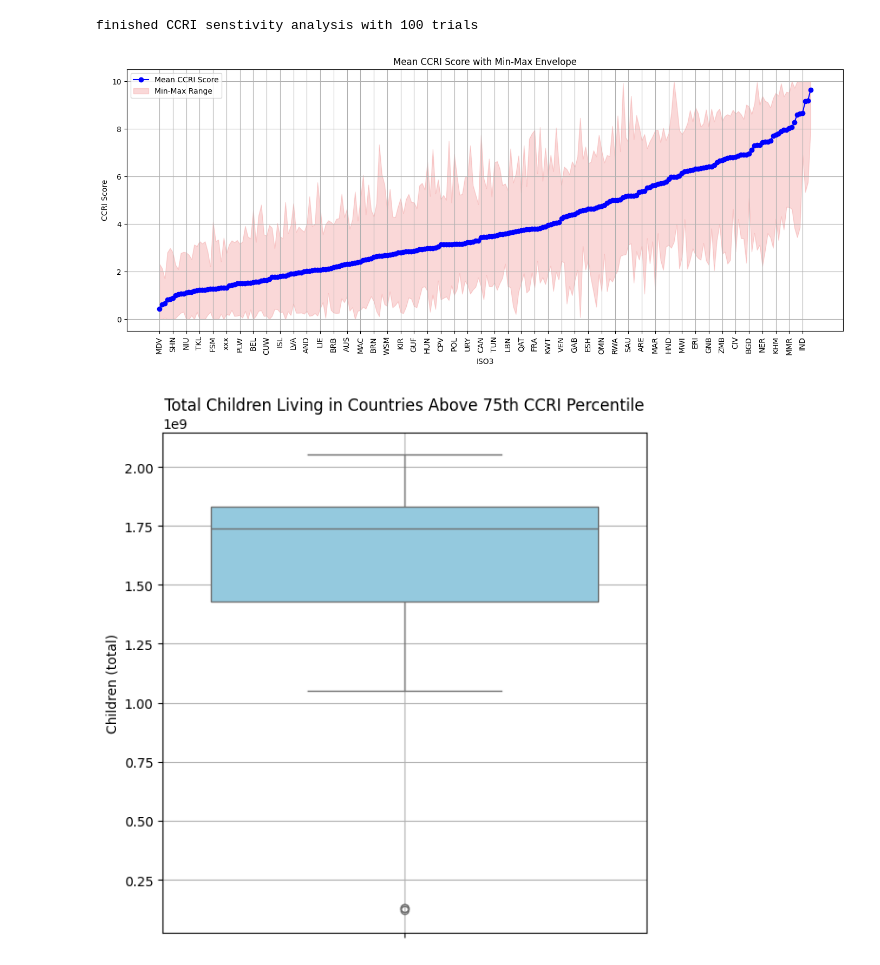
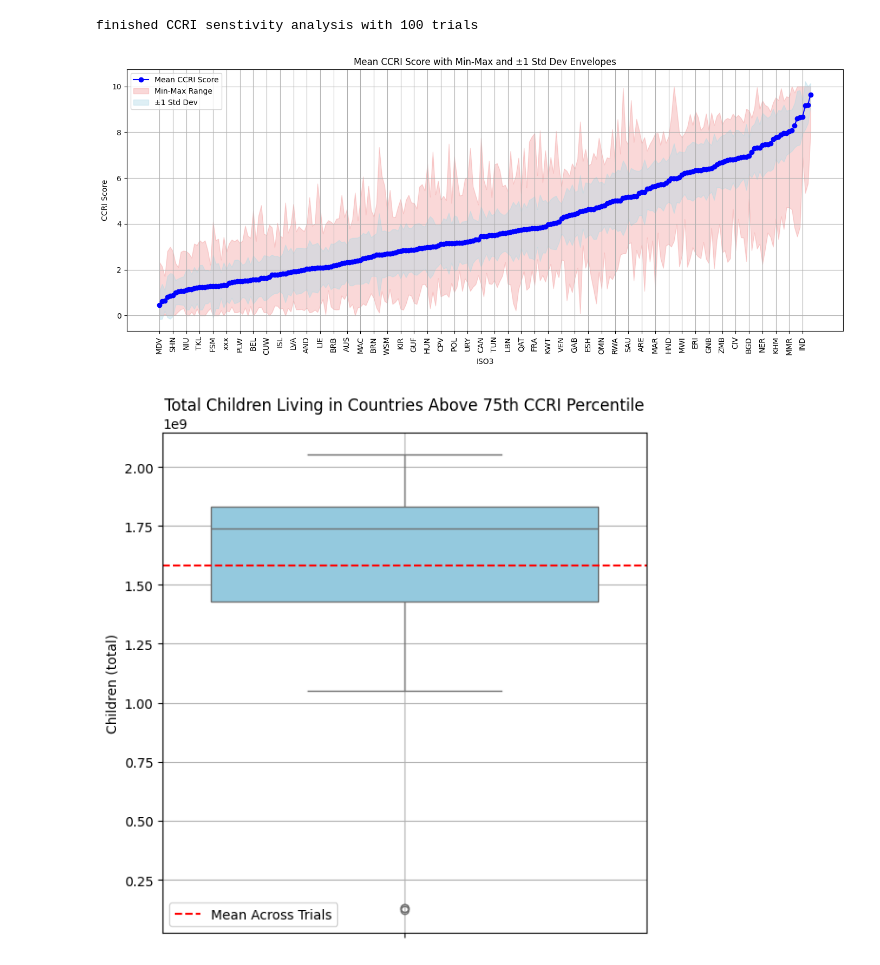
Before and after one commit to dohyung-kim/ccri, a Jupyter notebook: script/adm0/ccri_sensitivity_analysis_adm0.ipynb, the cells around one changed output. Saved outputs shown, nothing was run; the diff lists cells and outputs as text; code cells hidden in the pictures.

```diff
--- a/script/adm0/ccri_sensitivity_analysis_adm0.ipynb
+++ b/script/adm0/ccri_sensitivity_analysis_adm0.ipynb
@@ -463,9 +463,6 @@ print(f"finished CCRI senstivity analysis with {num_trials} trials")
 # %% [output]
 finished CCRI senstivity analysis with 100 trials
 # %%
-import pandas as pd
-import matplotlib.pyplot as plt
-
 
 # Step 1: Drop trial columns where all values are NaN or all 0
 trial_cols = [col for col in child_pop_trials.columns if col.startswith('trial_')]
@@ -485,12 +482,14 @@ data_only = child_pop_cleaned.drop(columns='ISO3')
 mean_vals = data_only.mean(axis=1).to_numpy(dtype=float)
 min_vals = data_only.min(axis=1).to_numpy(dtype=float)
 max_vals = data_only.max(axis=1).to_numpy(dtype=float)
+std_vals = data_only.std(axis=1).to_numpy(dtype=float)
 
 # Step 5: Filter out rows where mean is 0
 non_zero_mean_mask = mean_vals != 0
 mean_vals = mean_vals[non_zero_mean_mask]
 min_vals = min_vals[non_zero_mean_mask]
 max_vals = max_vals[non_zero_mean_mask]
+std_vals = std_vals[non_zero_mean_mask]
 iso3s = child_pop_cleaned['ISO3'].to_numpy()[non_zero_mean_mask]
 
 # Step 6: Sort by mean values
@@ -498,60 +497,81 @@ sort_order = mean_vals.argsort()
 mean_vals = mean_vals[sort_order]
 min_vals = min_vals[sort_order]
 max_vals = max_vals[sort_order]
+std_vals = std_vals[sort_order]
 iso3s = iso3s[sort_order]
 
-# Step 7: Plot
+# Step 7: Plot with both Min-Max and ±1 Std Dev envelopes
 x = range(len(mean_vals))
+upper_sd = mean_vals + std_vals
+lower_sd = mean_vals - std_vals
 
 plt.figure(figsize=(14, 6))
 plt.plot(x, mean_vals, label='Mean CCRI Score', color='blue', marker='o')
 plt.fill_between(x, min_vals, max_vals, color='lightcoral', alpha=0.3, label='Min-Max Range')
+plt.fill_between(x, lower_sd, upper_sd, color='lightblue', alpha=0.4, label='±1 Std Dev')
 
-#plt.xticks(ticks=x, labels=iso3s, rotation=90)
-#plt.xticks(ticks=x, labels=iso3s, rotation=90, fontsize=6)
-plt.xticks(ticks=x[::5], labels=iso3s[::5], rotation=90)  # Show every 10th country
+# Customize x-axis
+plt.xticks(ticks=x[::5], labels=iso3s[::5], rotation=90)
 
-
+# Labels and title
 plt.xlabel('ISO3')
 plt.ylabel('CCRI Score')
-plt.title('Mean CCRI Score with Min-Max Envelope')
+plt.title('Mean CCRI Score with Min-Max and ±1 Std Dev Envelopes')
 plt.legend()
 plt.tight_layout()
 plt.grid(True)
 plt.show()
 # %% [output]
-[figure, old version]
+[figure, new version]
 # %%
-# Extract trial scores (assuming child_pop_trials has trial columns)
+import pandas as pd
+import matplotlib.pyplot as plt
+import seaborn as sns
+import numpy as np
+
+# Define threshold
+TH = 75
+
+# Load and prepare population data
+total_population_file = "/content/drive/MyDrive/CCRI_results_misc/child_pop_sum_adm0.csv"
+child_pop_sum = pd.read_csv(total_population_file)
+child_pop_sum_grouped = child_pop_sum.groupby('ISO3', as_index=False)['child_population'].sum()
+child_population = child_pop_sum_grouped.set_index('ISO3')['child_population']
+
+# Extract CCRI trial columns
 trial_cols = [col for col in child_pop_trials.columns if col.startswith('trial_')]
 ccri_scores_only = child_pop_trials.set_index('ISO3')[trial_cols]
 
-# Remove ISO3s where all values are NaN or all 0
+# Filter valid rows
 valid_iso3s = ccri_scores_only.loc[
     (~ccri_scores_only.isna().all(axis=1)) & (ccri_scores_only != 0).any(axis=1)
 ].index
 ccri_scores_only = ccri_scores_only.loc[valid_iso3s]
 child_population = child_population.loc[valid_iso3s]
 
-# Compute total children exposed above CCRI threshold for each trial
+# Compute children above threshold for each trial
 children_above_th_actual = []
 for col in ccri_scores_only.columns:
     col_data = ccri_scores_only[col]
     if col_data.isna().all():
-        continue  # skip if all NaN
+        continue
     threshold = np.nanpercentile(col_data, TH)
     above_th = col_data > threshold
     total_children = child_population[above_th].sum()
     children_above_th_actual.append(total_children)
 
 # Create boxplot
 box_df_actual = pd.DataFrame({'Children above CCRI threshold': children_above_th_actual})
+mean_total_children = np.mean(children_above_th_actual)
+
 plt.figure(figsize=(6, 6))
 sns.boxplot(data=box_df_actual, y='Children above CCRI threshold', color='skyblue')
+plt.axhline(mean_total_children, color='red', linestyle='--', label='Mean Across Trials')
 plt.title(f'Total Children Living in Countries Above {TH}th CCRI Percentile')
 plt.ylabel('Children (total)')
+plt.legend()
 plt.grid(True)
 plt.tight_layout()
 plt.show()
 # %% [output]
-[figure, old version]
+[figure, new version]
```
